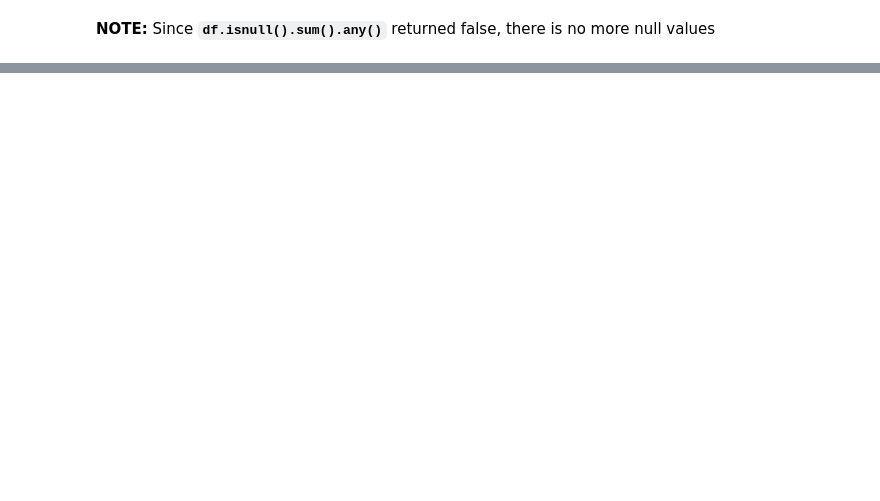
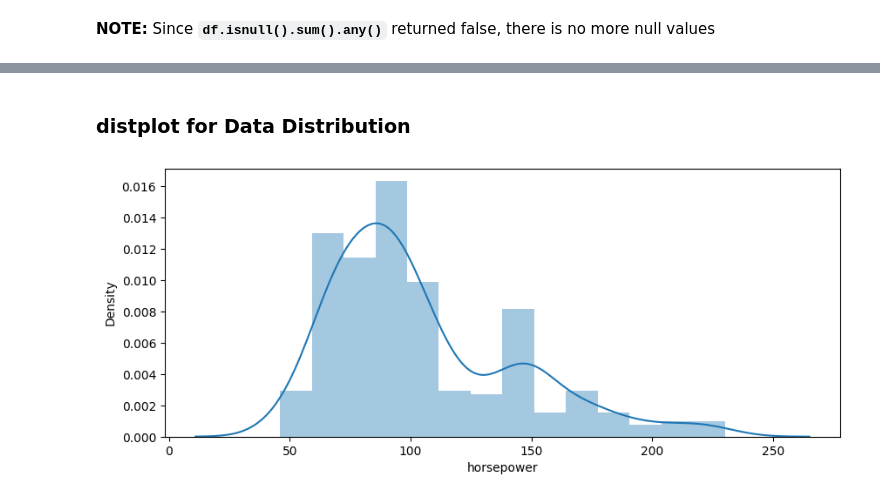
Before and after one commit to tshihab07/MPG-Forecasting-Model, a Jupyter notebook: MPG Forecasting Model.ipynb, the cells around one changed output, grey strips where cells are left out. Saved outputs shown, nothing was run; the diff lists cells and outputs as text; code cells hidden in the pictures; blank space fills up the shorter version.

```diff
--- a/MPG Forecasting Model.ipynb
+++ b/MPG Forecasting Model.ipynb
@@ -205,0 +186,10 @@ False
+# %% [markdown]
+### distplot for Data Distribution
+# %%
+# distplots for horsepower
+plt.figure(figsize=(10, 4))
+sns.distplot(df["horsepower"])
+
+plt.show()
+# %% [output]
+[figure, added]
```
Also changed, not shown: parts of 23 cells of this notebook.
